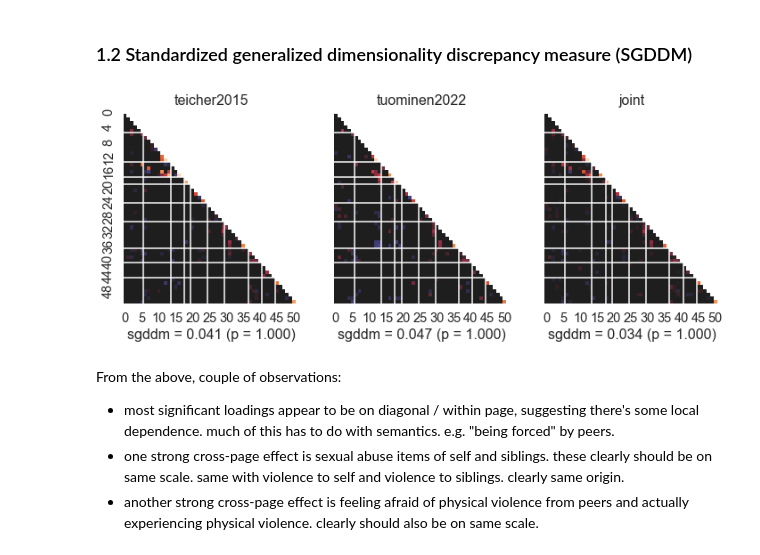
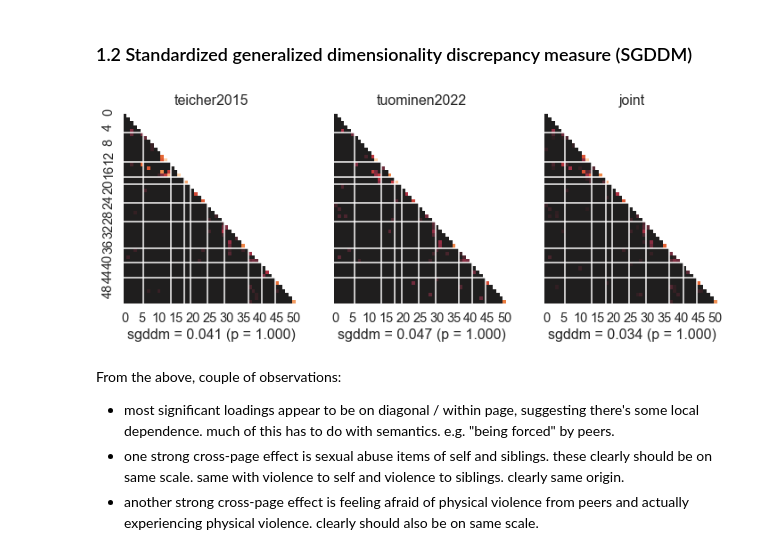
Before and after one commit to szorowi1/mace-irt, a Jupyter notebook: analysis/02_Bifactor.ipynb, the cells around one changed output. Saved outputs shown, nothing was run; the diff lists cells and outputs as text; code cells hidden in the pictures.

```diff
--- a/analysis/02_Bifactor.ipynb
+++ b/analysis/02_Bifactor.ipynb
@@ -61,32 +61,32 @@ plt.tight_layout()
 # %%
 from arviz import hdi
 
 ## Initialize canvas.
 fig, axes = plt.subplots(1, 3, figsize=(12,4), sharex=True, sharey=True)
 studies = ['teicher2015','tuominen2022','joint']
 
 for i, (ax, study) in enumerate(zip(axes, studies)):
 
     ## Load posterior predictive check.
     df = read_csv(os.path.join('stan_results', study, '2plq_m2_ppmc2.csv'))
 
     ## Extract posterior predictive check.
     sgddm, pppv = df.loc[0, ['mu', 'pval']]
     df = df.tail(-1)
 
     ## Construct square matrix.
     smbc = np.zeros((52,52)) * np.nan
-    smbc[df.k1, df.k2] = np.where(np.logical_or(df.pval < 0.05, df.pval > 0.95), df.mu, 0)
+    smbc[df.k1, df.k2] = np.where(df.pval > 0.95, df.mu, 0)
 
     ## Plot square matrix.
     sns.heatmap(smbc, vmin=-0.5, vmax=0.5, center=0, mask=np.isnan(smbc), cbar=False, ax=ax)
     for i in np.cumsum([6, 8, 4, 2, 5, 5, 7, 4, 4]): ax.axhline(i, color='w')
     for i in np.cumsum([6, 8, 4, 2, 5, 5, 7, 4, 4]): ax.axvline(i, color='w')
 
     ## Add detail.
     ax.set(xlabel=r'sgddm = %0.3f (p = %0.3f)' %(sgddm, pppv), title=study)
 # %% [output]
-[figure, old version]
+[figure, new version]
 # %% [markdown]
 From the above, couple of observations:
 - most significant loadings appear to be on diagonal / within page, suggesting there's some local dependence. much of this has to do with semantics. e.g. "being forced" by peers.
```
Also changed, not shown: parts of 4 cells of this notebook.
